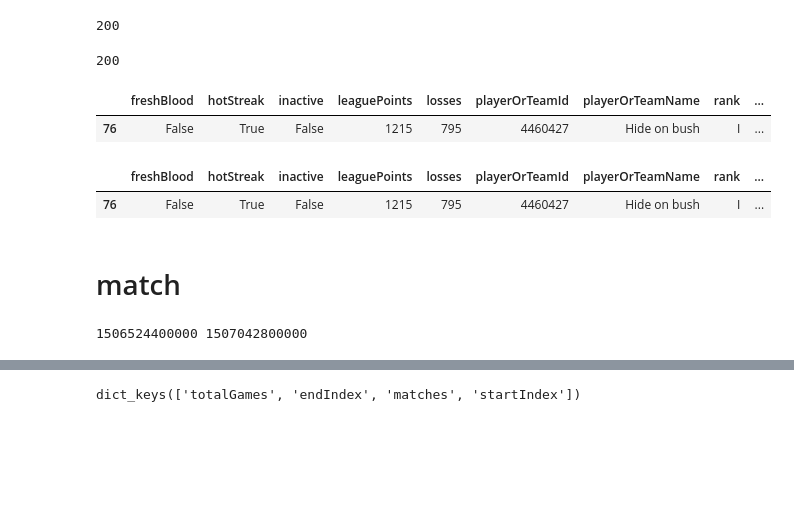
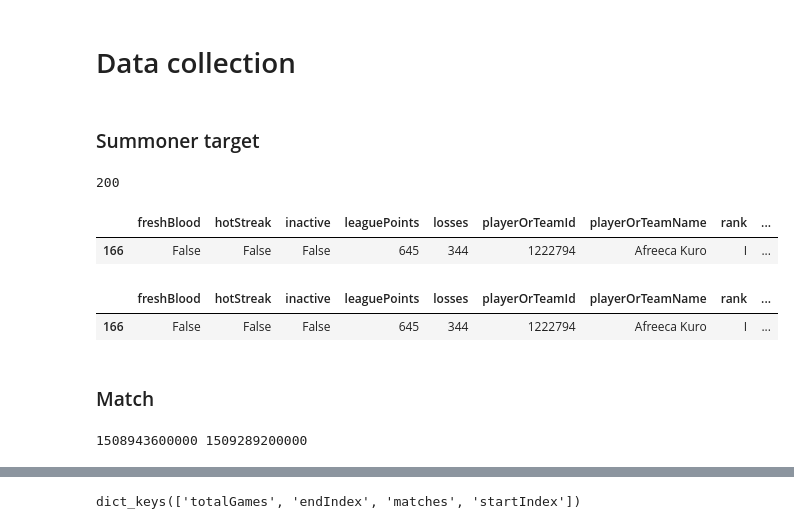
Before and after one commit to Gyuseung-Kyeong/lol_analysis, a Jupyter notebook: 170921_api_setting.ipynb, the cells around one changed output, grey strips where cells are left out. Drawn from its saved outputs; the diff is of its cells as text; code cells hidden in the pictures; blank space fills up the shorter version.

Commit message:
CHG: match_detail가지 가지고 올 수 있도록 코딩 완료.

```diff
--- a/170921_api_setting.ipynb
+++ b/170921_api_setting.ipynb
@@ -9,6 +7,12 @@ lol_api_key = 'RGAPI-9badd027-7154-41b1-8143-404fb589ae23'
+# %%
+pd.set_option('display.max_rows', 200)
+# %%
+lol_api_key = 'RGAPI-2eef7b6a-ea60-4cb0-88dc-21d381005c93'
 # %%
 URLS = {'challenge' : 'https://kr.api.riotgames.com/lol/league/v3/challengerleagues/by-queue/RANKED_SOLO_5x5?api_key=',
         'master' : 'https://kr.api.riotgames.com/lol/league/v3/masterleagues/by-queue/RANKED_SOLO_5x5?api_key=',
         'summoners' : 'https://kr.api.riotgames.com/lol/summoner/v3/summoners/',
-        'matches' : 'https://kr.api.riotgames.com/lol/match/v3/matchlists/by-account/'
+        'matches' : 'https://kr.api.riotgames.com/lol/match/v3/matchlists/by-account/',
+        'match_detail' : 'https://kr.api.riotgames.com/lol/match/v3/matches/',
+        'champions': 'https://kr.api.riotgames.com/lol/static-data/v3/champions?locale=ko_KR&dataById=false&api_key='
        }
@@ -15,3 +70,7 @@ URLS = {'challenge' : 'https://kr.api.riotgames.com/lol/league/v3/challengerleag
+# %% [markdown]
+# Data collection
+# %% [markdown]
+### Summoner target
 # %%
 # challenge league 선수들 정보 불러옴
 url = requests.get(URLS['challenge']+lol_api_key)
@@ -20,17 +79,16 @@ challenge = url.json()
 # %% [output]
 200
 # %%
-# master league 선수들 정보 불러옴
-url = requests.get(URLS['master']+lol_api_key)
-print(url.status_code)
-master = url.json()
+# master league 선수들 정보 불러옴 / 일단 challenge league선수만으로 한다.
+# url = requests.get(URLS['master']+lol_api_key)
+# print(url.status_code)
+# master = url.json()
-# %% [output]
-200
 # %%
-# match를 모을 target을 challenge, master 리그 summerner들로 잡음
-df_target_origin = pd.DataFrame(challenge['entries']).append(pd.DataFrame(master['entries']), ignore_index=True)
-df_target_origin[df_target_origin.playerOrTeamName == 'Hide on bush']
+# match를 모을 target을 challenge, master 리그 summerner들로 잡음 / 일단 challenge league선수만으로 한다.
+# df_target_origin = pd.DataFrame(challenge['entries']).append(pd.DataFrame(master['entries']), ignore_index=True)
+df_target_origin = pd.DataFrame(challenge['entries'])
+df_target_origin[df_target_origin.playerOrTeamName == 'Afreeca Kuro']
 # %% [output]
 |  | freshBlood | hotStreak | inactive | leaguePoints | losses | playerOrTeamId | playerOrTeamName | rank | ... |
-| 76 | False | True | False | 1215 | 795 | 4460427 | Hide on bush | I | ... |
+| 166 | False | False | False | 645 | 344 | 1222794 | Afreeca Kuro | I | ... |
 # %%
@@ -62,17 +122,18 @@ df_target = pd.merge(df_target_origin, df_summonors, left_on='playerOrTeamId', r
 # %%
-df_target[df_target.playerOrTeamName == 'Hide on bush']
+df_target[df_target.playerOrTeamName == 'Afreeca Kuro']
 # %% [output]
 |  | freshBlood | hotStreak | inactive | leaguePoints | losses | playerOrTeamId | playerOrTeamName | rank | ... |
-| 76 | False | True | False | 1215 | 795 | 4460427 | Hide on bush | I | ... |
+| 166 | False | False | False | 645 | 344 | 1222794 | Afreeca Kuro | I | ... |
 # %% [markdown]
-# match
+### Match
 # %%
-# version별 분석을 하고 싶어서 기준일을 timestamp로 지정한다.
-ver7_19_timestamp_begin = int(datetime.datetime.timestamp(datetime.datetime(2017,9,28,0,0,0))) * 1000
-ver7_19_timestamp_end = int(datetime.datetime.timestamp(datetime.datetime(2017,10,4,0,0,0))) * 1000
+# version별 분석을 하고 싶어서 기준일을 timestamp로 지정한다. + 9 시간을 고려한다.
+# 7.21 시작일 2017-10-25 한국시간기준
+timestamp_begin = int(datetime.datetime.timestamp(datetime.datetime(2017,10,26,0,0,0))) * 1000
+timestamp_end = int(datetime.datetime.timestamp(datetime.datetime(2017,10,30,0,0,0))) * 1000
 
-print(ver7_19_timestamp_begin, ver7_19_timestamp_end)
+print(timestamp_begin, timestamp_end)
 # %% [output]
-1506524400000 1507042800000
+1508943600000 1509289200000
 # %%
 # match 를 선수별로 모은다.
```
Also changed, not shown: parts of 21 cells of this notebook.
